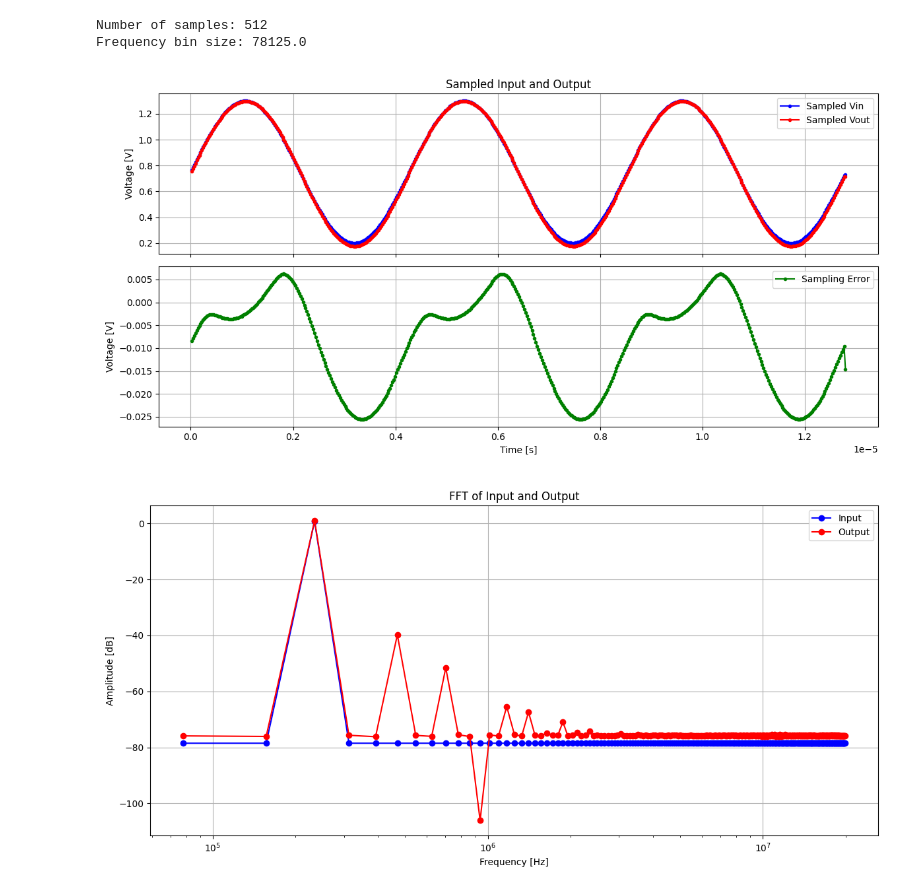
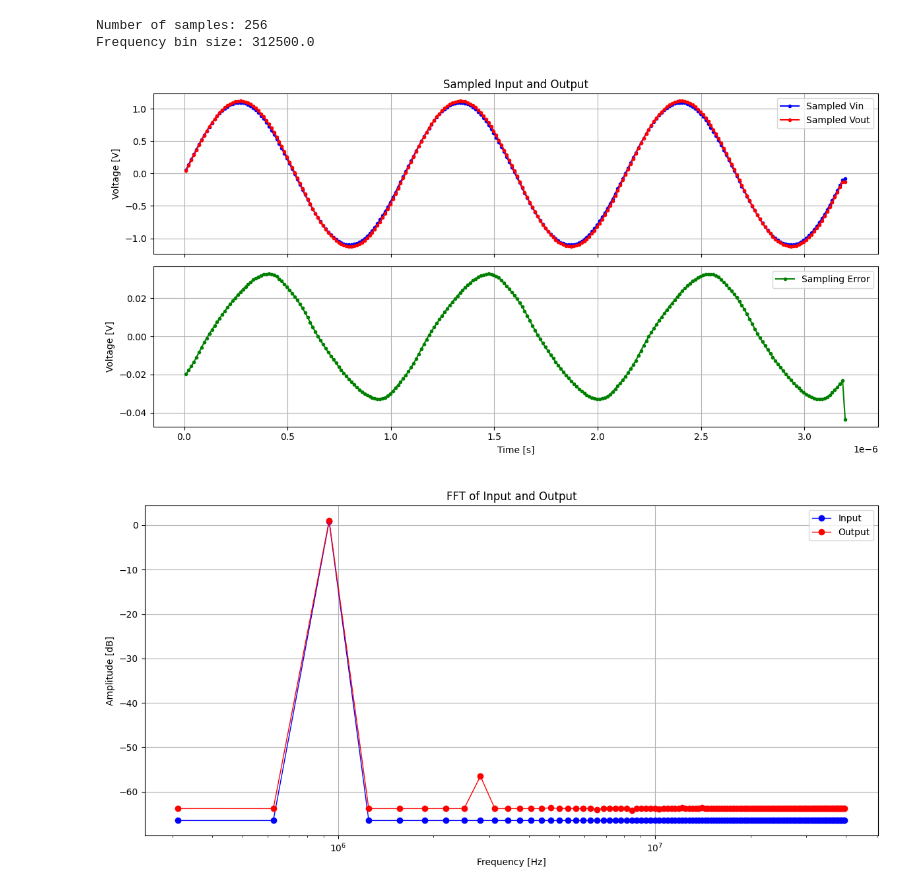
Before and after one commit to CedricHirschi/ngspice_cosim_inv, a Jupyter notebook: designs/tgate/dft.ipynb, the cells around one changed output. Saved outputs shown, nothing was run; the diff lists cells and outputs as text; code cells hidden in the pictures.

```diff
--- a/designs/tgate/dft.ipynb
+++ b/designs/tgate/dft.ipynb
@@ -14,10 +14,14 @@ Fields: ('time', 'v(ctrl)', 'v(vdd)', 'v(vss)', 'v(x1.ctrl_ni)', 'v(out)', 'v(x1
 # %%
-F_SAMPLING = 40e6
-F_SIGNAL = 234.375e3
+F_SAMPLING = 80e6
+N = 256
+BASE_HARMONIC = 3
+F_SIGNAL = F_SAMPLING / N * BASE_HARMONIC
 # %%
 times = data['time']
-vin = data['v(in)']
-vout = data['v(out)']
+vin_n = data['v(in_n)']
+vin_p = data['v(in_p)']
+vout_n = data['v(out_n)']
+vout_p = data['v(out_p)']
 # %% [output]
 Loaded 1 plots from simulation/tgate_tb.raw
 Loaded 1 plots from simulation/tgate_tb.raw
@@ -25,3 +31,6 @@ Loaded 1 plots from simulation/tgate_tb.raw
+# %%
+vin = vin_p - vin_n
+vout = vout_p - vout_n
 # %%
 plt.figure(figsize=(12, 6))
 plt.plot(times, vout, label='Vout', color='red')
@@ -67,33 +76,33 @@ ax[1].legend()
 plt.tight_layout()
 plt.show()
 # %% [output]
-Number of samples: 512
-Frequency bin size: 78125.0
+Number of samples: 256
+Frequency bin size: 312500.0
-[figure, old version]
+[figure, new version]
 # %%
 # FFT of input and output signals
 N = len(sampling_vin)
 T = 1 / F_SAMPLING
 
 yf_vin = np.fft.fft(sampling_vin)
 yf_vout = np.fft.fft(sampling_vout)
 xf = np.fft.fftfreq(N, T)
 
-yf_vin = 4.0 / N * np.abs(yf_vin[xf > 0])
-yf_vout = 4.0 / N * np.abs(yf_vout[xf > 0])
+yf_vin = 2.0 / N * np.abs(yf_vin[xf > 0])
+yf_vout = 2.0 / N * np.abs(yf_vout[xf > 0])
 xf = xf[xf > 0]
 
 plt.figure(figsize=(12, 6))
-plt.plot(xf, 20 * np.log10(yf_vin), 'o-', label='Input', color='blue')
-plt.plot(xf, 20 * np.log10(yf_vout), 'o-', label='Output', color='red')
+plt.plot(xf, 20 * np.log10(yf_vin), 'o-', label='Input', color='blue', linewidth=1)
+plt.plot(xf, 20 * np.log10(yf_vout), 'o-', label='Output', color='red', linewidth=1)
 plt.title('FFT of Input and Output')
 plt.xlabel('Frequency [Hz]')
 plt.ylabel('Amplitude [dB]')
 # plt.xlim(0, 1.5 * F_SIGNAL)
 plt.xscale('log')
 plt.grid()
 plt.legend()
 plt.tight_layout()
 plt.show()
 # %% [output]
-[figure, old version]
+[figure, new version]
```
Also changed, not shown: parts of 5 cells of this notebook, 2 other files.
